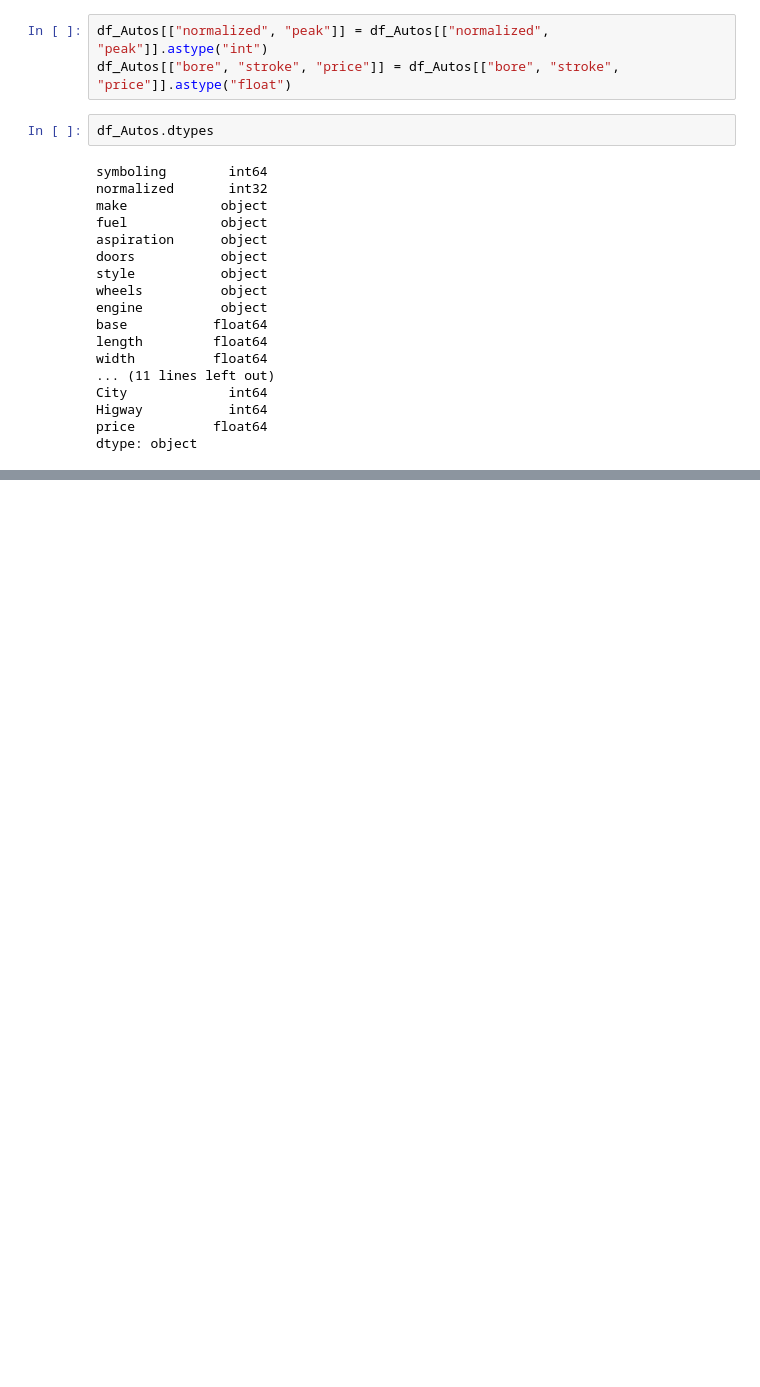
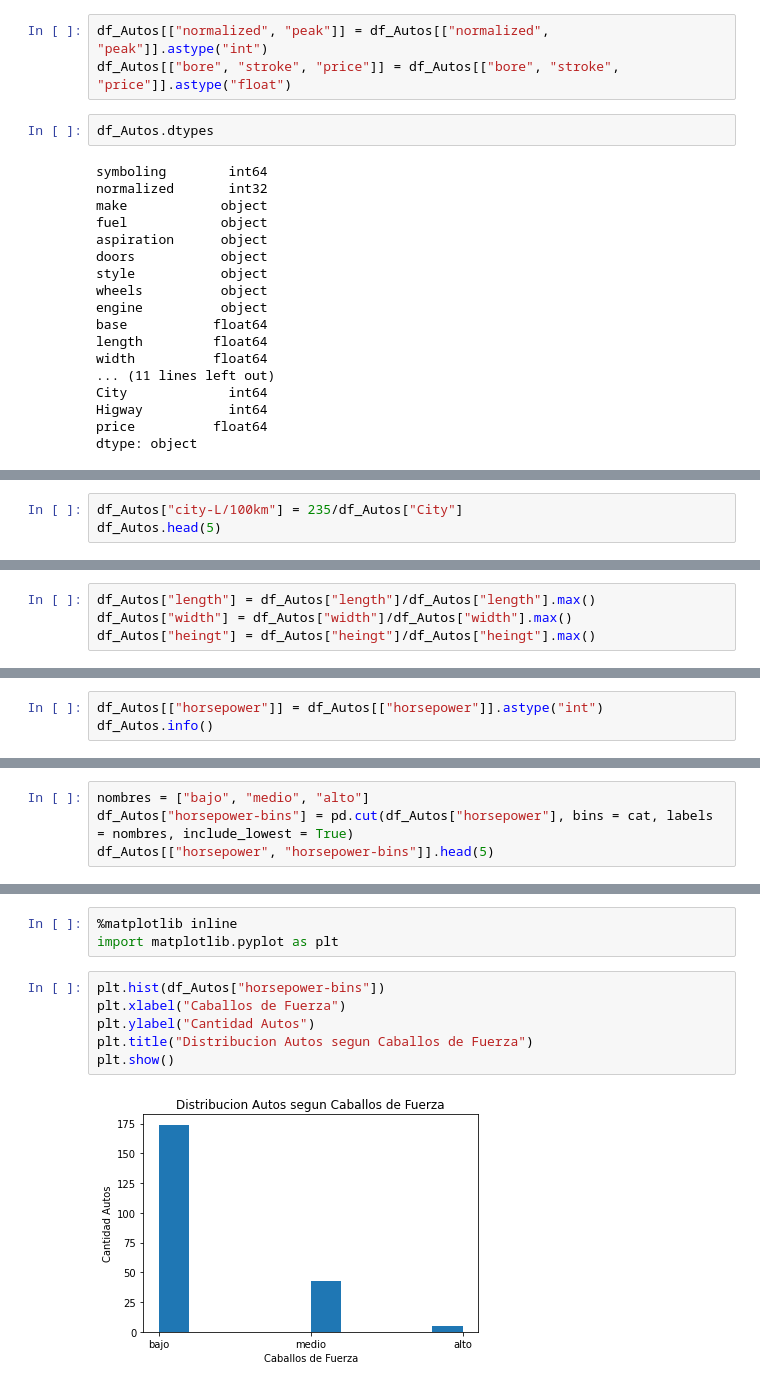
Before and after one commit to mariogar93/portafolio-de-evidencias, a Jupyter notebook: AnalisisDatos_Autos.ipynb, the cells around one changed output, grey strips where cells are left out. Saved outputs shown, nothing was run; the diff lists cells and outputs as text; blank space fills up the shorter version.

```diff
--- a/AnalisisDatos_Autos.ipynb
+++ b/AnalisisDatos_Autos.ipynb
@@ -479,0 +492,3 @@ dtype: object
+# %%
+df_Autos["city-L/100km"] = 235/df_Autos["City"]
+df_Autos.head(5)
@@ -479,0 +513,4 @@ dtype: object
+# %%
+df_Autos["length"] = df_Autos["length"]/df_Autos["length"].max()
+df_Autos["width"] = df_Autos["width"]/df_Autos["width"].max()
+df_Autos["heingt"] = df_Autos["heingt"]/df_Autos["heingt"].max()
@@ -479,0 +539,3 @@ dtype: object
+# %%
+df_Autos[["horsepower"]] = df_Autos[["horsepower"]].astype("int")
+df_Autos.info()
@@ -479,0 +565,4 @@ dtype: object
+# %%
+nombres = ["bajo", "medio", "alto"]
+df_Autos["horsepower-bins"] = pd.cut(df_Autos["horsepower"], bins = cat, labels = nombres, include_lowest = True)
+df_Autos[["horsepower", "horsepower-bins"]].head(5)
@@ -479,0 +583,11 @@ dtype: object
+# %%
+%matplotlib inline
+import matplotlib.pyplot as plt
+# %%
+plt.hist(df_Autos["horsepower-bins"])
+plt.xlabel("Caballos de Fuerza")
+plt.ylabel("Cantidad Autos")
+plt.title("Distribucion Autos segun Caballos de Fuerza")
+plt.show()
+# %% [output]
+[figure, added]
```
Also changed, not shown: parts of 15 cells of this notebook.
